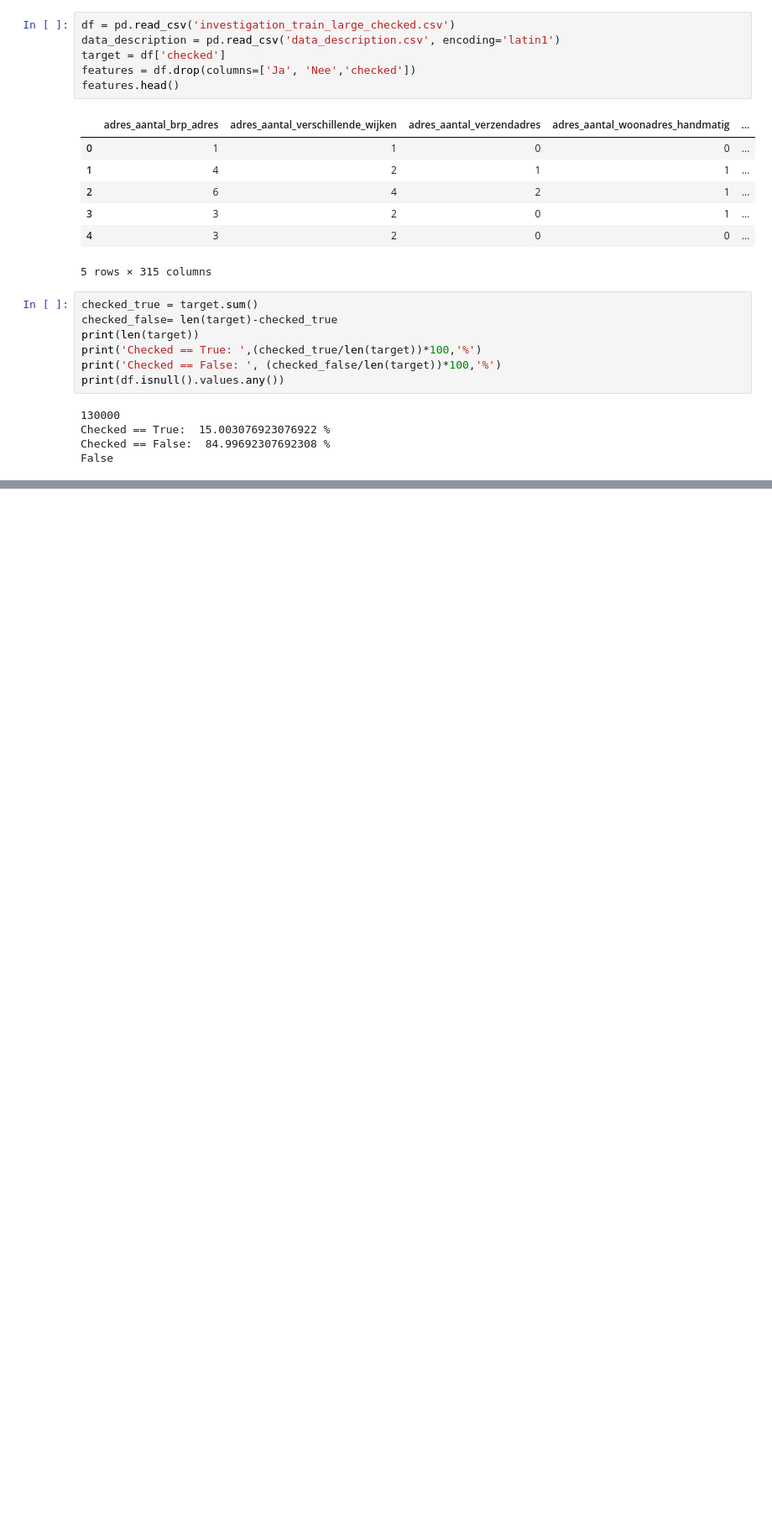
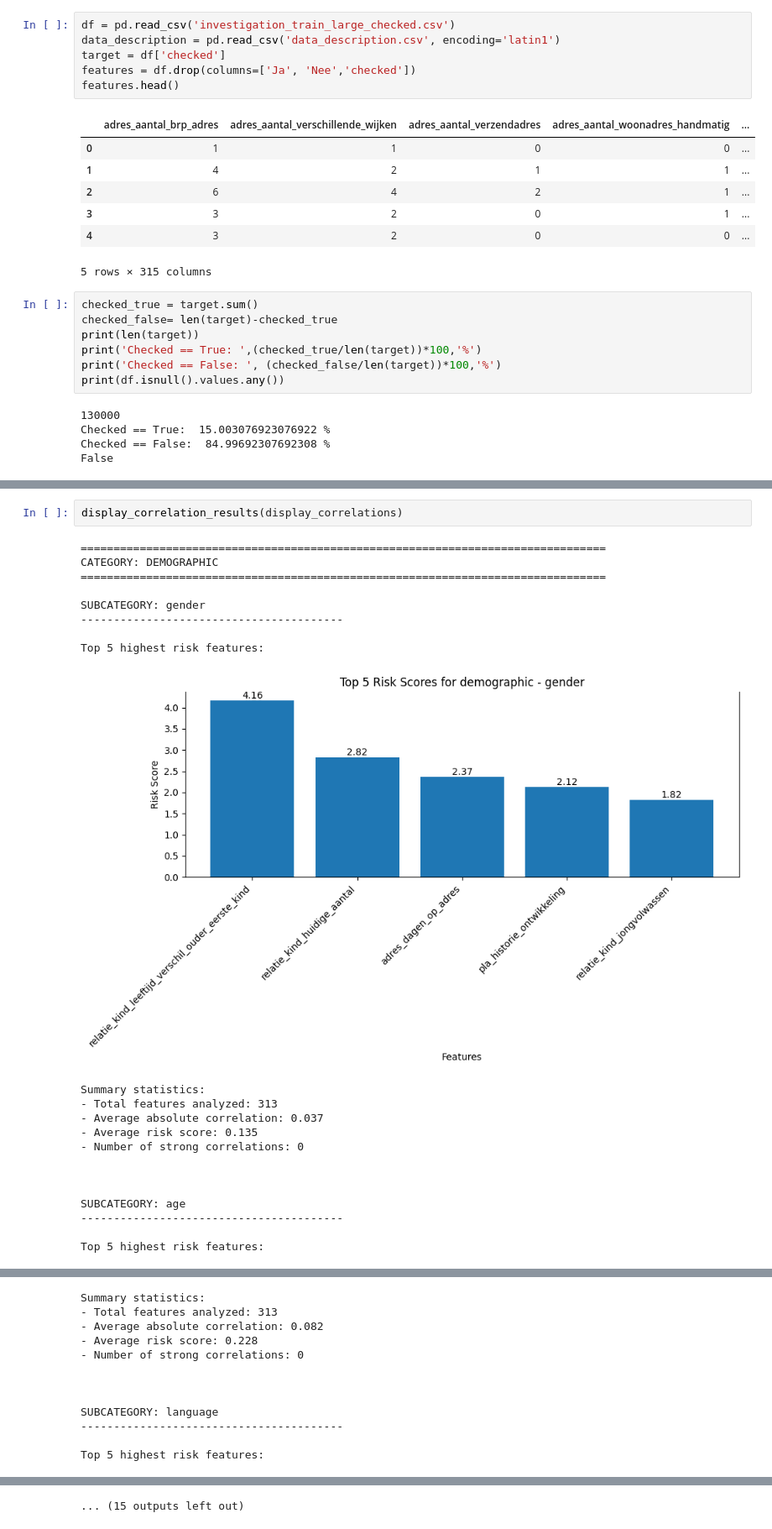
Before and after one commit to TaoufikElkadi/SWE-Testing4AI, a Jupyter notebook: model_2.ipynb, the cells around one changed output, grey strips where cells are left out. Shown at 84% size. Saved outputs shown, nothing was run; the diff lists cells and outputs as text; blank space fills up the shorter version.

Commit message:
visualize the correlation results

```diff
--- a/model_2.ipynb
+++ b/model_2.ipynb
@@ -131,0 +172,24 @@ print(display_correlations)
+# %%
+display_correlation_results(display_correlations)
+# %% [output]
+================================================================================
+CATEGORY: DEMOGRAPHIC
+================================================================================
+
+SUBCATEGORY: gender
+----------------------------------------
+
+Top 5 highest risk features:
+[figure, added]
+Summary statistics:
+- Total features analyzed: 313
+- Average absolute correlation: 0.037
+- Average risk score: 0.135
+- Number of strong correlations: 0
+
+
+
+SUBCATEGORY: age
+----------------------------------------
+
+Top 5 highest risk features:
@@ -131,0 +197,12 @@ print(display_correlations)
+Summary statistics:
+- Total features analyzed: 313
+- Average absolute correlation: 0.082
+- Average risk score: 0.228
+- Number of strong correlations: 0
+
+
+
+SUBCATEGORY: language
+----------------------------------------
+
+Top 5 highest risk features:
@@ -131,0 +253 @@ print(display_correlations)
+... (15 outputs left out)
```
Also changed, not shown: parts of 5 cells of this notebook.
